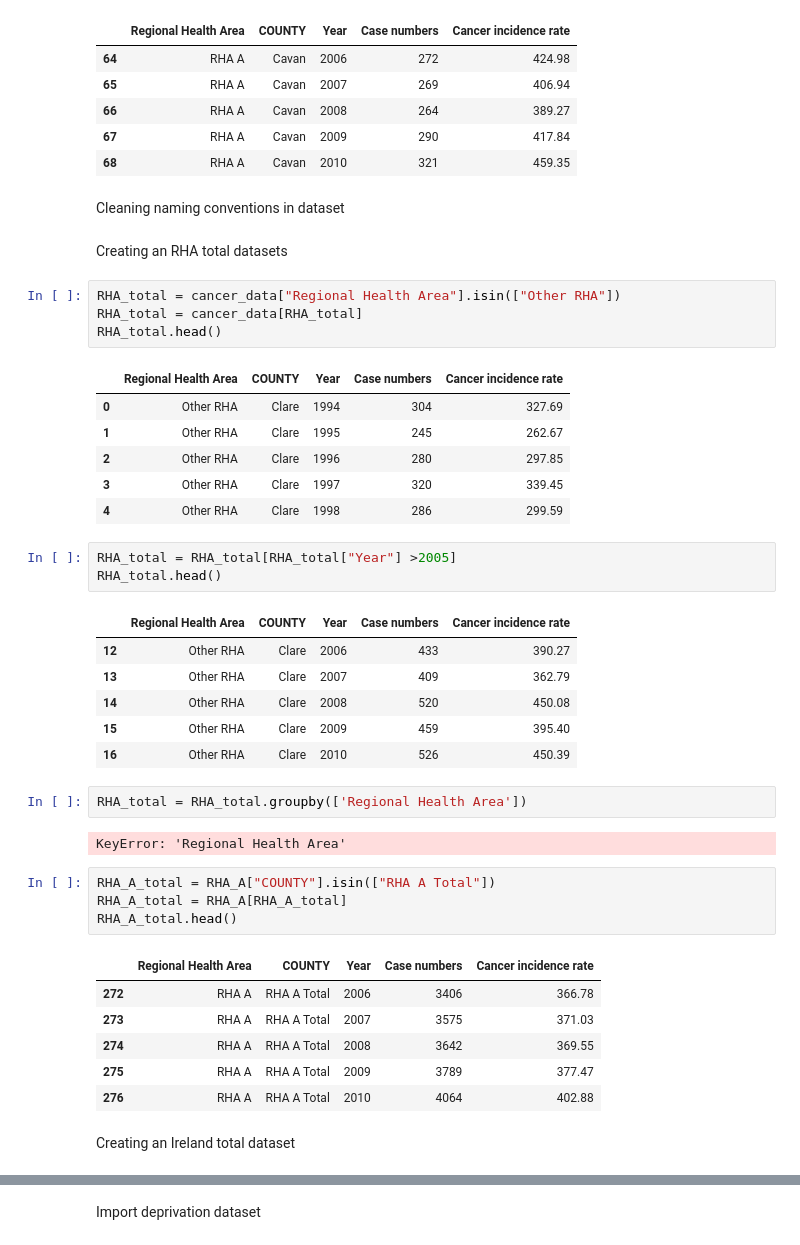
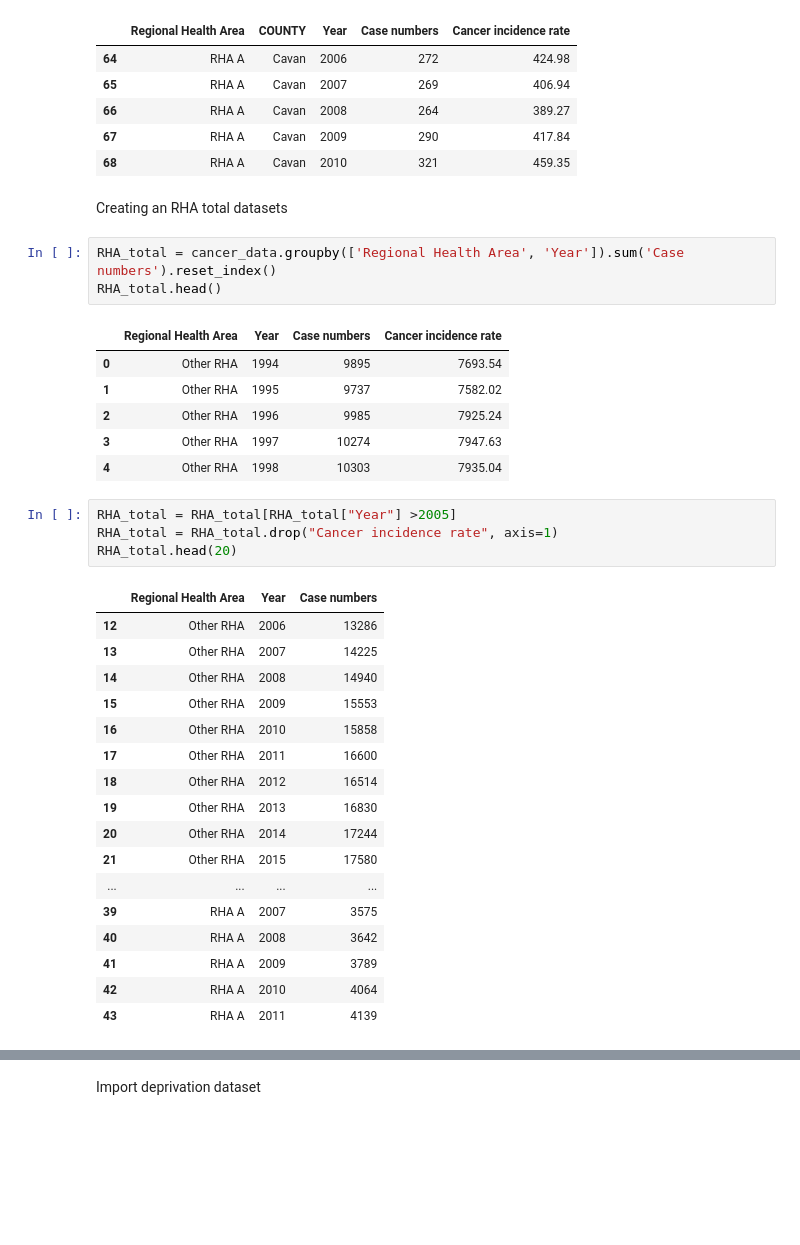
Before and after one commit to dinglet240/UCDPA_alisondingle, a Jupyter notebook: Cancer incidence.ipynb, the cells around one changed output, grey strips where cells are left out. Drawn from its saved outputs; the diff is of its cells as text; blank space fills up the shorter version.

```diff
--- a/Cancer incidence.ipynb
+++ b/Cancer incidence.ipynb
@@ -112,45 +112,37 @@ RHA_A.head()
 | 66 | RHA A | Cavan | 2008 | 264 | 389.27 |
 | 67 | RHA A | Cavan | 2009 | 290 | 417.84 |
 | 68 | RHA A | Cavan | 2010 | 321 | 459.35 |
-# %% [markdown]
-Cleaning naming conventions in dataset
 # %% [markdown]
 Creating an RHA total datasets
 # %%
-RHA_total = cancer_data["Regional Health Area"].isin(["Other RHA"])
-RHA_total = cancer_data[RHA_total]
+RHA_total = cancer_data.groupby(['Regional Health Area', 'Year']).sum('Case numbers').reset_index()
 RHA_total.head()
 # %% [output]
-|  | Regional Health Area | COUNTY | Year | Case numbers | Cancer incidence rate |
-| 0 | Other RHA | Clare | 1994 | 304 | 327.69 |
-| 1 | Other RHA | Clare | 1995 | 245 | 262.67 |
-| 2 | Other RHA | Clare | 1996 | 280 | 297.85 |
-| 3 | Other RHA | Clare | 1997 | 320 | 339.45 |
-| 4 | Other RHA | Clare | 1998 | 286 | 299.59 |
+|  | Regional Health Area | Year | Case numbers | Cancer incidence rate |
+| 0 | Other RHA | 1994 | 9895 | 7693.54 |
+| 1 | Other RHA | 1995 | 9737 | 7582.02 |
+| 2 | Other RHA | 1996 | 9985 | 7925.24 |
+| 3 | Other RHA | 1997 | 10274 | 7947.63 |
+| 4 | Other RHA | 1998 | 10303 | 7935.04 |
 # %%
 RHA_total = RHA_total[RHA_total["Year"] >2005]
-RHA_total.head()
+RHA_total = RHA_total.drop("Cancer incidence rate", axis=1)
+RHA_total.head(20)
 # %% [output]
-|  | Regional Health Area | COUNTY | Year | Case numbers | Cancer incidence rate |
-| 12 | Other RHA | Clare | 2006 | 433 | 390.27 |
-| 13 | Other RHA | Clare | 2007 | 409 | 362.79 |
-| 14 | Other RHA | Clare | 2008 | 520 | 450.08 |
-| 15 | Other RHA | Clare | 2009 | 459 | 395.40 |
-| 16 | Other RHA | Clare | 2010 | 526 | 450.39 |
+|  | Regional Health Area | Year | Case numbers |
+| 12 | Other RHA | 2006 | 13286 |
+| 13 | Other RHA | 2007 | 14225 |
+| 14 | Other RHA | 2008 | 14940 |
+| 15 | Other RHA | 2009 | 15553 |
+| 16 | Other RHA | 2010 | 15858 |
+| 17 | Other RHA | 2011 | 16600 |
+| 18 | Other RHA | 2012 | 16514 |
+| 19 | Other RHA | 2013 | 16830 |
+| 20 | Other RHA | 2014 | 17244 |
+| 21 | Other RHA | 2015 | 17580 |
+| ... | ... | ... | ... |
+| 39 | RHA A | 2007 | 3575 |
+| 40 | RHA A | 2008 | 3642 |
+| 41 | RHA A | 2009 | 3789 |
+| 42 | RHA A | 2010 | 4064 |
+| 43 | RHA A | 2011 | 4139 |
-# %%
-RHA_total = RHA_total.groupby(['Regional Health Area'])
-# %% [output]
-KeyError: 'Regional Health Area'
-# %%
-RHA_A_total = RHA_A["COUNTY"].isin(["RHA A Total"])
-RHA_A_total = RHA_A[RHA_A_total]
-RHA_A_total.head()
-# %% [output]
-|  | Regional Health Area | COUNTY | Year | Case numbers | Cancer incidence rate |
-| 272 | RHA A | RHA A Total | 2006 | 3406 | 366.78 |
-| 273 | RHA A | RHA A Total | 2007 | 3575 | 371.03 |
-| 274 | RHA A | RHA A Total | 2008 | 3642 | 369.55 |
-| 275 | RHA A | RHA A Total | 2009 | 3789 | 377.47 |
-| 276 | RHA A | RHA A Total | 2010 | 4064 | 402.88 |
-# %% [markdown]
-Creating an Ireland total dataset
```
Also changed, not shown: parts of 44 cells of this notebook.
